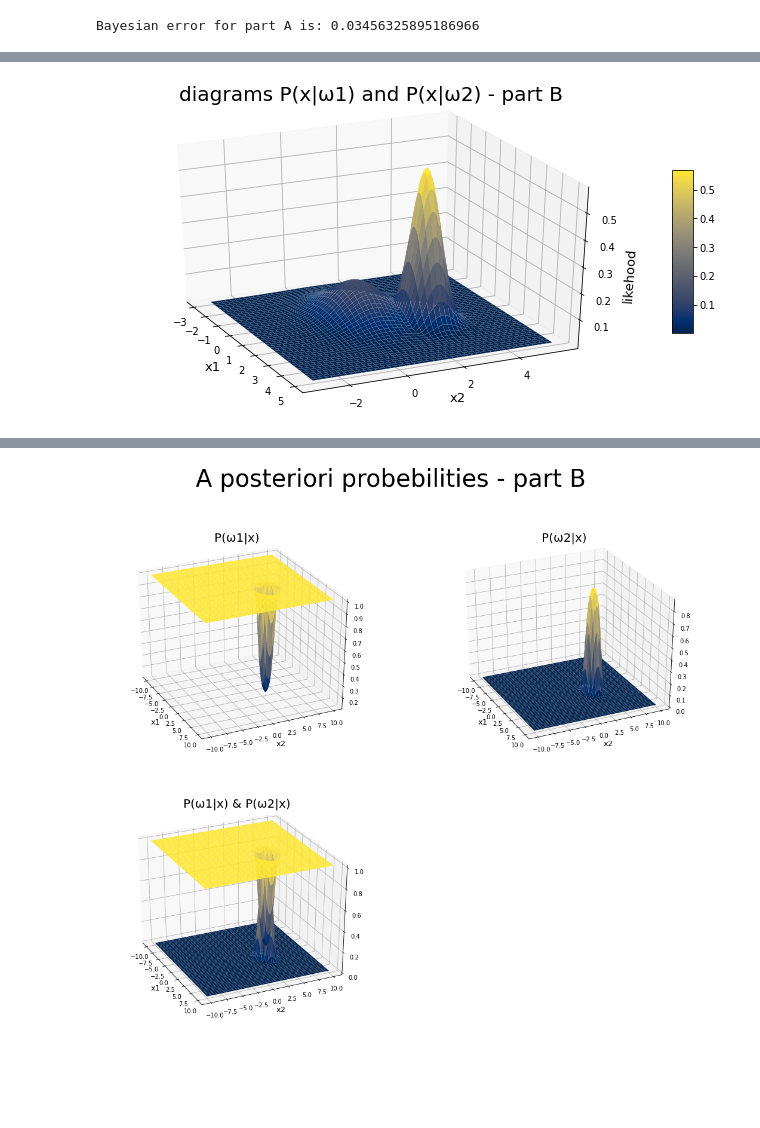
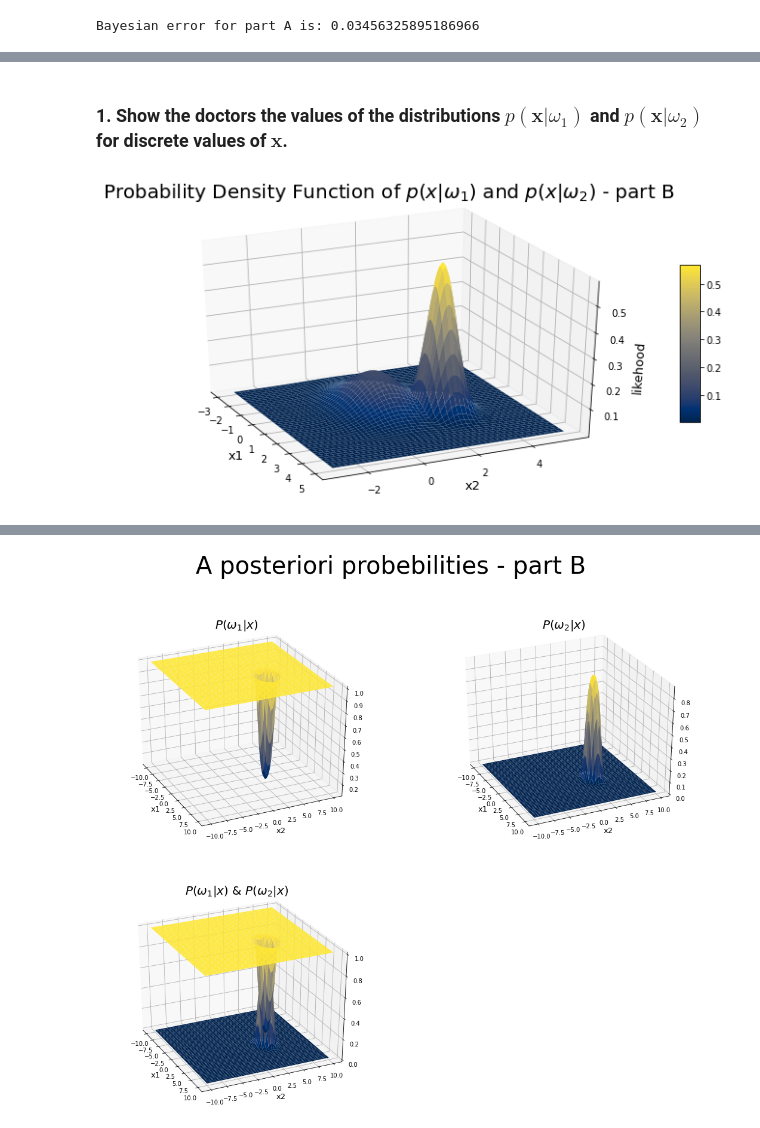
Before and after one commit to Sourland/pattern-recognision, a Jupyter notebook: Naive_Bayes.ipynb, the cells around one changed output, grey strips where cells are left out. Cells and saved outputs as stored; diff of their text form; code cells hidden in the pictures; blank space fills up the shorter version.

```diff
--- a/Naive_Bayes.ipynb
+++ b/Naive_Bayes.ipynb
@@ -224,3 +278,5 @@ Bayesian error for part A is: 0.03456325895186966
+# %% [markdown]
+### 1. Show the doctors the values of the distributions $p(\textbf{x}|ω_1)$ and $p(\textbf{x}|ω_2)$ for discrete values of $\textbf{x}$.
 # %%
 mu_class_healthy = np.array([0.4, 0.8])
 mu_class_cancer = np.array([1.5, 2.7])
@@ -238,23 +294,23 @@ Px_omega2 = multivariate_normal(mu_class_cancer , covariance_matrix2)
 # %%
 """----------------------------------3D PLOT------------------------------------"""
 x = np.linspace(-3,5,1000)
 y = np.linspace(-3,5.5,1000)
 X, Y = np.meshgrid(x,y)
 pos = np.empty(X.shape + (2,))
 pos[:, :, 0] = X; pos[:, :, 1] = Y
 #Make a 3D plot
 fig = plt.figure(figsize=(12, 6))
 ax = fig.gca(projection='3d')
 surf = ax.plot_surface(X, Y, np.where(Px_omega1.pdf(pos) > Px_omega2.pdf(pos), Px_omega1.pdf(pos), Px_omega2.pdf(pos)),cmap='cividis',linewidth=0.2)
 
 ax.set_xlabel('x1', fontsize=13)
 ax.set_ylabel('x2', fontsize=13)
 ax.set_zlabel('likehood', fontsize=13)
-ax.set_title(label ='diagrams P(x|\u03C91) and P(x|\u03C92) - ' + part,fontsize=20,pad=15.0)
+ax.set_title(label ='Probability Density Function of $p(x|\omega_1)$ and $p(x|\omega_2)$ - ' + part,fontsize=20,pad=15.0)
 ax.view_init(30, -25)
 fig.colorbar(surf, ax = ax,shrink = 0.5, aspect = 8)
 # plt.xlim([-2, 2])
 # plt.ylim([-2, 2])
 plt.show()
 # %% [output]
-[figure, old version]
+[figure, new version]
```
Also changed, not shown: parts of 32 cells of this notebook.
